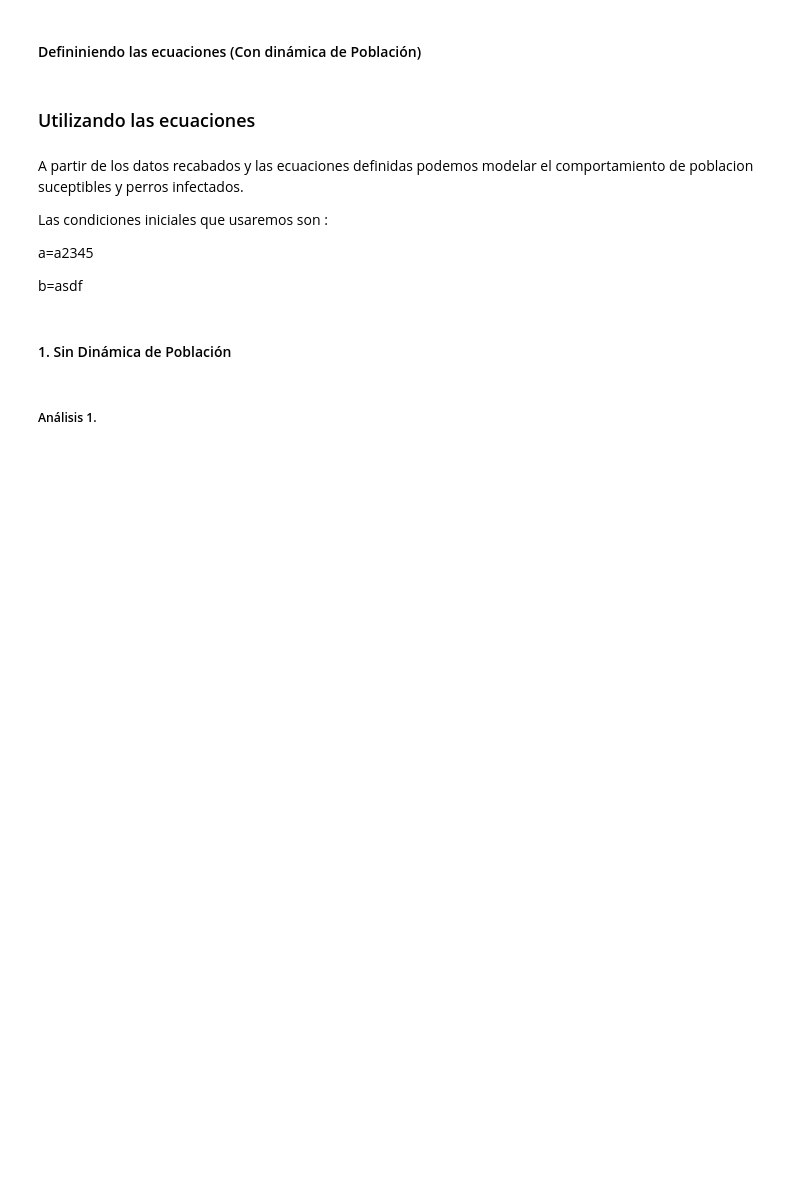
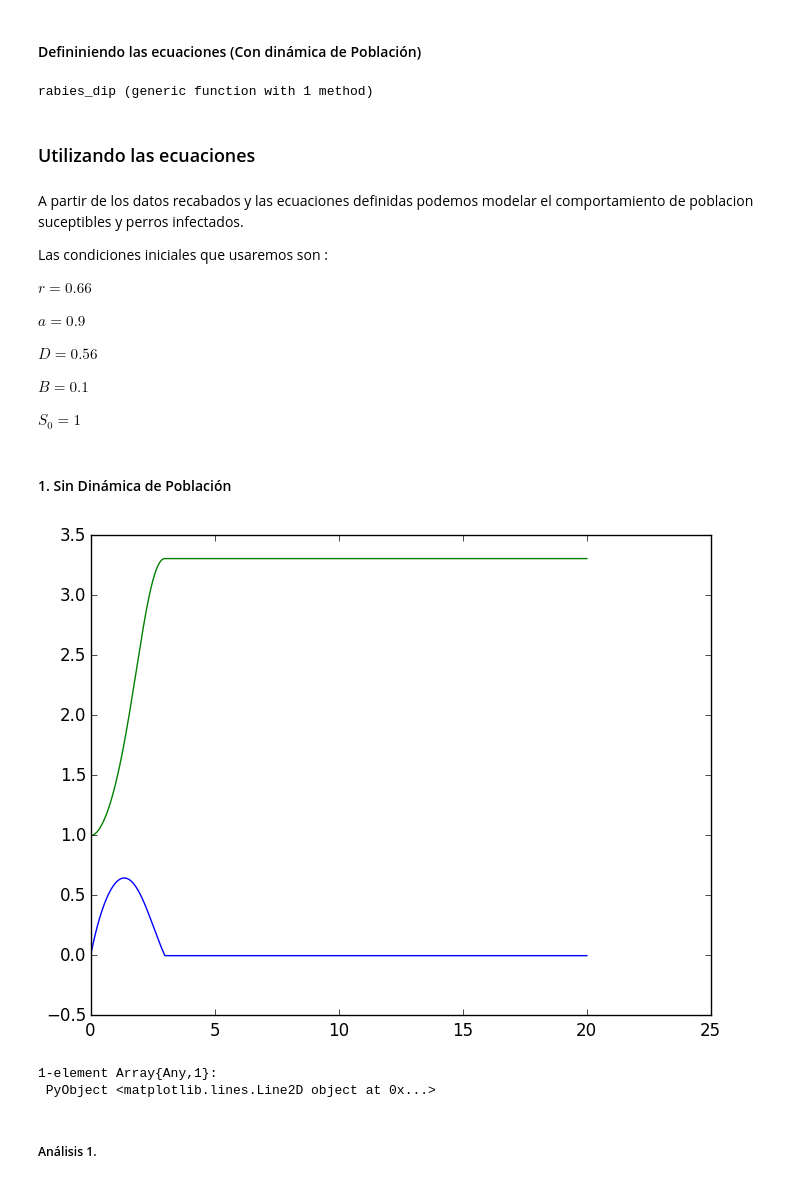
Before and after one commit to a9lara/GitSchoolRepository, a Jupyter notebook: ProyectoFinalPA.ipynb, the cells around one changed output. Saved outputs shown, nothing was run; the diff lists cells and outputs as text; code cells hidden in the pictures; blank space fills up the shorter version.

Commit message:
Se agregaron las ecuaciones

```diff
--- a/ProyectoFinalPA.ipynb
+++ b/ProyectoFinalPA.ipynb
@@ -238,5 +244,26 @@ $$ I'' + cI' + (S-m)I= 0$$
 # %% [markdown]
 #### Defininiendo las ecuaciones (Con dinámica de Población)
+# %%
+function rabies_dip(x,t) #La ecuación que esta arriba no esta adimenzionalizada apropiadamente, fue un copia y pega del sistema
+    # anterior de ecuaciones, aqui estime un coeficiente de nacimientos de B=0.3
+    I=x[1]
+    S=x[2]
+    v=x[3]
+
+if I>0
+        [v, (0.66*I*S+0.1*S*(1-S/1))/1.03, (-v-(0.66*S-0.90)*I)/0.56]#aqui propuse una población tope de S0=1
+
+else
+
+        [0, 0.1S*(1-S/1)/1.03, 0] #deje la segunda entrada diferente de cero ya que poniendo I y sus derivadas iguales a cero
+        #este término no se elimina
+
+end
+
+
+end
+# %% [output]
+rabies_dip (generic function with 1 method)
 # %% [markdown]
 ### Utilizando las ecuaciones
 # %% [markdown]
@@ -244,12 +271,30 @@ A partir de los datos recabados y las ecuaciones definidas podemos modelar el co
 
 Las condiciones iniciales que usaremos son :
 
-a=a2345
+$r=0.66$
 
+$a=0.9$
 
-b=asdf
+$D=0.56$
+
+$B=0.1$
+
+$S_0=1$
 # %% [markdown]
 #### 1. Sin Dinámica de Población
+# %%
+x0=[0.0017,0.9983,1.03];
+
+
+tps,resultados_rab=integrar(rabies_nb,x0,0,20,0.01)
+
+plot(tps,resultados_rab[:;1])
+plot(tps,resultados_rab[:;2])
+#plot(tps,resultados_rab[:;3])
+# %% [output]
+[figure, added]
+1-element Array{Any,1}:
+ PyObject <matplotlib.lines.Line2D object at 0x...>
 # %% [markdown]
 ##### Análisis 1.
 # %% [markdown]
```
Also changed, not shown: parts of 11 cells of this notebook.
